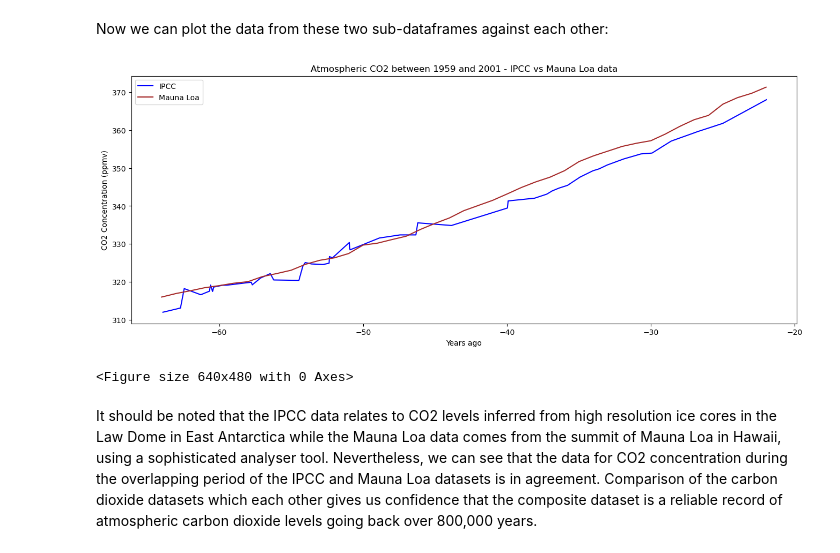
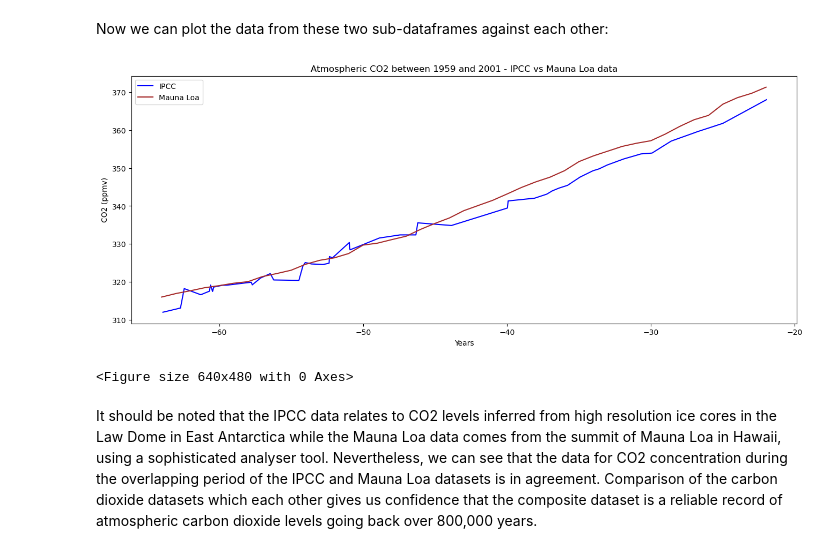
Before and after one commit to jmce22/pfda_project2, a Jupyter notebook: pfda_project2.ipynb, the cells around one changed output. Saved outputs shown, nothing was run; the diff lists cells and outputs as text; code cells hidden in the pictures.

```diff
--- a/pfda_project2.ipynb
+++ b/pfda_project2.ipynb
@@ -90,7 +90,7 @@ With the exception of the Mauna Loa dataset, these datasets were not in csv form
 
 To begin, I will load up and amend the IPCC CO2 dataset:
 # %%
-df_co2_ipcc = pd.read_csv("CO2_ipcc_csv.csv")
+df_co2_ipcc = pd.read_csv("climate_data\CO2_ipcc_csv.csv")
 
 # rename column names of existing dataframe (setting 'inplace' parameter equal to 'True')
 df_co2_ipcc.rename(columns={'Gasage (yr BP) ': 'Year before 1950', 'CO2 (ppmv)': 'CO2', 'sigma mean CO2 (ppmv)': 'sigma mean CO2'}, inplace=True)
@@ -151,7 +151,7 @@ print(df_co2_nature)
 # %% [markdown]
 Next I will load up the relatively small dataset from Mauna Loa, containing data for atmospheric CO2 levels:
 # %%
-df_mauna_loa_csv = pd.read_csv("mauna_loa_csv.csv")
+df_mauna_loa_csv = pd.read_csv("climate_data/mauna_loa_csv.csv")
 
 # I will rename the columns to standardise the heading for the CO2 data:
 df_mauna_loa_csv.rename(columns={'year': 'year', 'mean': 'CO2', 'unc':'unc'}, inplace=True)
@@ -537,20 +550,20 @@ Now we can plot the data from these two sub-dataframes against each other:
 # %%
 plt.figure(figsize= (16,6))
 
 sns.lineplot(x='Years', y='CO2', data=df_co2_ipcc_1959_to_2001, color = 'blue', label='IPCC')
 sns.lineplot(x='Years', y='CO2', data=df_mauna_loa_1959_to_2001, color = 'brown', label='Mauna Loa')
 
 plt.title('Atmospheric CO2 between 1959 and 2001 - IPCC vs Mauna Loa data')
-plt.xlabel('Years ago')
-plt.ylabel('CO2 Concentration (ppmv)')
+plt.xlabel('Years')
+plt.ylabel('CO2 (ppmv)')
 
 plt.legend()
 
 plt.show()
 
-plt.savefig('c02_ipcc_vs_mauna_loa.png')
+plt.savefig('images/CO2_IPCC_vs_Mauna_Loa.png')
 # %% [output]
-[figure, old version]
+[figure, new version]
 <Figure size 640x480 with 0 Axes>
 # %% [markdown]
 It should be noted that the IPCC data relates to CO2 levels inferred from high resolution ice cores in the Law Dome in East Antarctica while the Mauna Loa data comes from the summit of Mauna Loa in Hawaii, using a sophisticated analyser tool. Nevertheless, we can see that the data for CO2 concentration during the overlapping period of the IPCC and Mauna Loa datasets is in agreement. Comparison of the carbon dioxide datasets which each other gives us confidence that the composite dataset is a reliable record of atmospheric carbon dioxide levels going back over 800,000 years.
```
Also changed, not shown: parts of 33 cells of this notebook, 41 other files.
